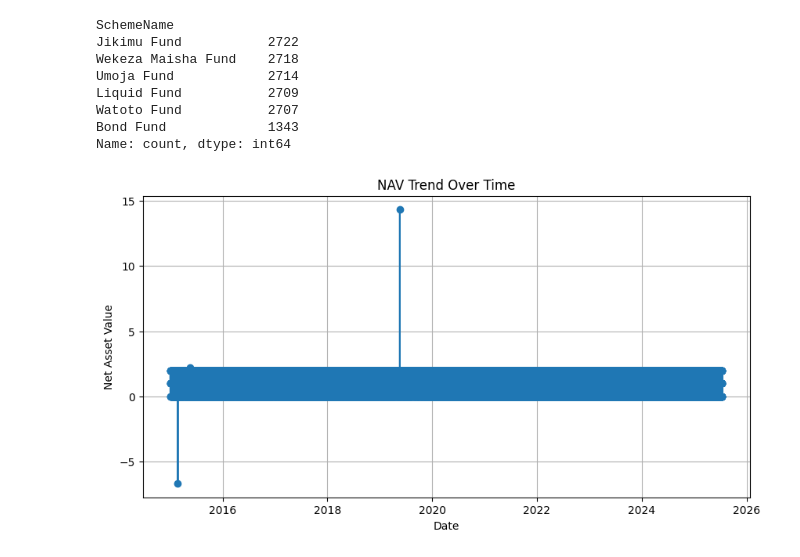
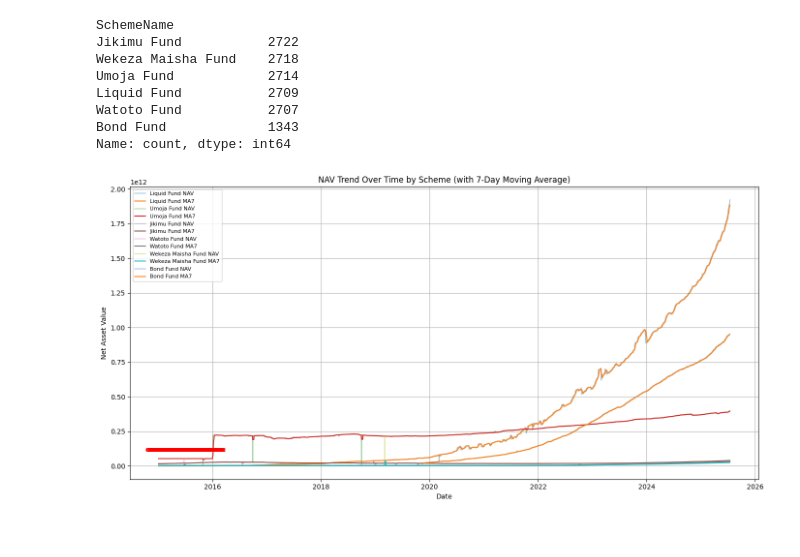
Before and after one commit to ilyatuu/utt, a Jupyter notebook: utt_analysis.ipynb, the cells around one changed output. Cells and saved outputs as stored; diff of their text form; code cells hidden in the pictures.

```diff
--- a/utt_analysis.ipynb
+++ b/utt_analysis.ipynb
@@ -63,0 +55,3 @@ def clean_numeric_columns(df):
+# %%
+df = df.dropna(subset=["DateValued", "NetAssetValue"])                              # drop bad dates and NAV
+df.shape
@@ -64,10 +60,11 @@ def clean_numeric_columns(df):
 # %%
-# Calculate profit and profit margin
-df = clean_numeric_columns(df)
-df = df.astype({'SalePricePerUnit': float, 'RepurchasePriceUnit': float, 'OutstandingNumberofUnits':float})
-
+# Calcualte profit
 df["Profit"] = df["SalePricePerUnit"] - df["RepurchasePriceUnit"]
 df["ProfitMargin"] = (df["Profit"] / df["SalePricePerUnit"]) * 100
+
+# Group by SchemeName and calculate average profit margin
+avg_profit_margin = df.groupby("SchemeName")["ProfitMargin"].mean().sort_values(ascending=False)
+
 df.head()
 # %% [output]
 |  | # | SchemeName | NetAssetValue | OutstandingNumberofUnits | NavPerUnit | SalePricePerUnit | ... |
@@ -87,15 +98,71 @@ Liquid Fund           2709
 Watoto Fund           2707
 Bond Fund             1343
 Name: count, dtype: int64
+# %%
+# keep a copy
+df2 = df.copy()
+# %%
+# return the copy
+df = df2.copy()
 # %%
 # Plot NAV trend
 
-plt.figure(figsize=(10,5))
-plt.plot(df["DateValued2"], df["ProfitMargin"], marker='o', linestyle='-')
-plt.title("NAV Trend Over Time")
+
+df = df.sort_values("DateValued").reset_index(drop=True)# Sort by date
+
+
+# df = df[df["DateValued"] >= "2020-01-01"]
+
+
+# Identify outliers before 2016
+pre_2016 = df[df["DateValued"] < "2016-01-01"]
+q1 = pre_2016["NetAssetValue"].quantile(0.25)
+q3 = pre_2016["NetAssetValue"].quantile(0.75)
+iqr = q3 - q1
+upper_bound = q3 + 1.5 * iqr
+
+# Option 1
+# Cap outliers to upper bound
+df.loc[(df["DateValued"] < "2016-01-01") & (df["NetAssetValue"] > upper_bound), "NetAssetValue"] = upper_bound
+
+
+# # Option 2
+# # Replace outliers with mean of previous and next values
+# outlier_indices = df[(df["DateValued"] < "2016-01-01") & (df["NetAssetValue"] > upper_bound)].index
+
+# for idx in outlier_indices:
+#     if idx > 0 and idx < len(df) - 1:
+#         prev_val = df.loc[idx - 1, "NetAssetValue"]
+#         next_val = df.loc[idx + 1, "NetAssetValue"]
+#         if pd.notna(prev_val) and pd.notna(next_val):
+#             df.loc[idx, "NetAssetValue"] = (prev_val + next_val) / 2
+
+
+
+# Create a 7-day moving average per scheme
+df["NAV_MA7"] = df.groupby("SchemeName")["NetAssetValue"].transform(lambda x: x.rolling(window=7, min_periods=1).mean())
+
+
+# Plot NAV trend and moving average
+plt.figure(figsize=(14, 7))
+for scheme in df["SchemeName"].unique():
+    scheme_data = df[df["SchemeName"] == scheme]
+    plt.plot(scheme_data["DateValued"], scheme_data["NetAssetValue"], label=f"{scheme} NAV", alpha=0.4)
+    plt.plot(scheme_data["DateValued"], scheme_data["NAV_MA7"], label=f"{scheme} MA7")
+
+
+# Annotate corrected outliers
+corrected_points = df[(df["DateValued"] < "2016-01-01") & (df["NetAssetValue"] == upper_bound)]
+for _, row in corrected_points.iterrows():
+    plt.annotate("Corrected", (row["DateValued"], row["NetAssetValue"]),
+                 textcoords="offset points", xytext=(0,10), ha='center', fontsize=8, color='red')
+
+plt.title("NAV Trend Over Time by Scheme (with 7-Day Moving Average)")
 plt.xlabel("Date")
 plt.ylabel("Net Asset Value")
-plt.grid()
+plt.legend(loc="upper left", fontsize=8)
+plt.grid(True)
+plt.tight_layout()
 plt.show()
 # %% [output]
-[figure, old version]
+[figure, new version]
```
Also changed, not shown: parts of 11 cells of this notebook, 2 other files.
